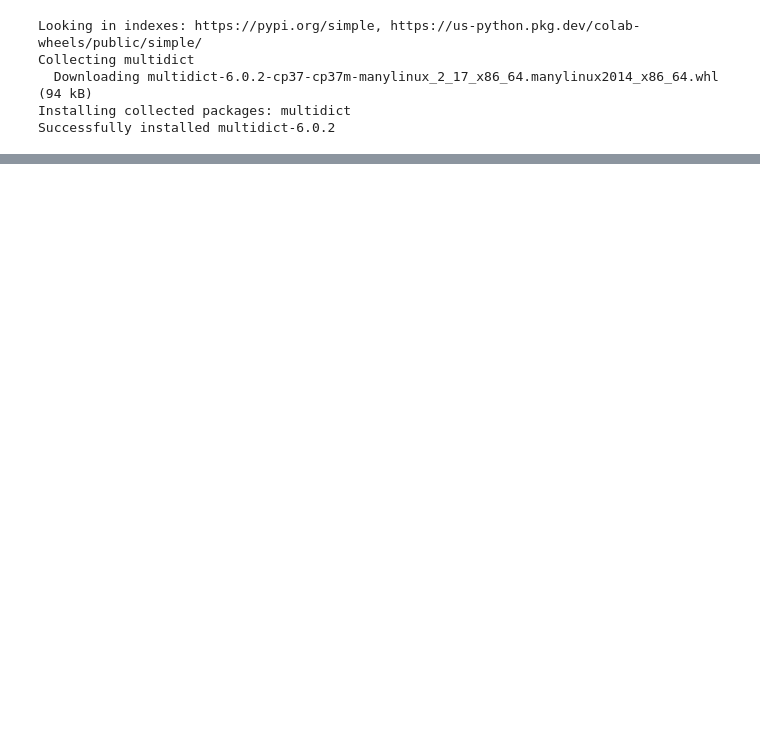
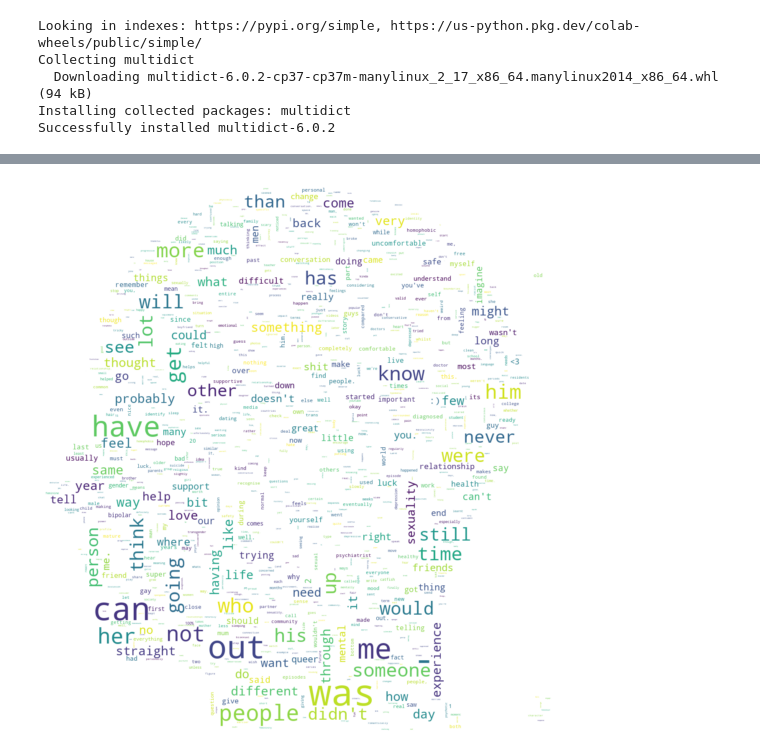
Before and after one commit to Madalina0303/Licenta-Depresie, a Jupyter notebook: TextVisualization.ipynb, the cells around one changed output, grey strips where cells are left out. Saved outputs shown, nothing was run; the diff lists cells and outputs as text; code cells hidden in the pictures; blank space fills up the shorter version.

```diff
--- a/TextVisualization.ipynb
+++ b/TextVisualization.ipynb
@@ -148,0 +154,4 @@ makeImage(getFrequencyDictForText(post_du),"drive/MyDrive/p1.png")
+# %%
+makeImage(getFrequencyDictForText(post_ds),"drive/MyDrive/ds.jpg")
+# %% [output]
+[figure, added]
```
Also changed, not shown: parts of 6 cells of this notebook.
